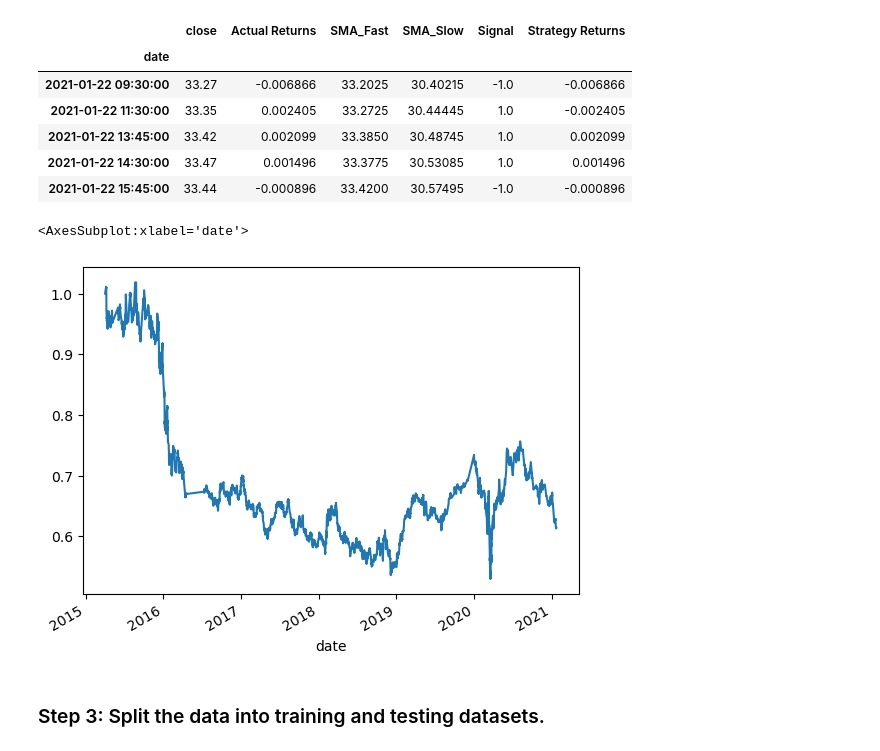
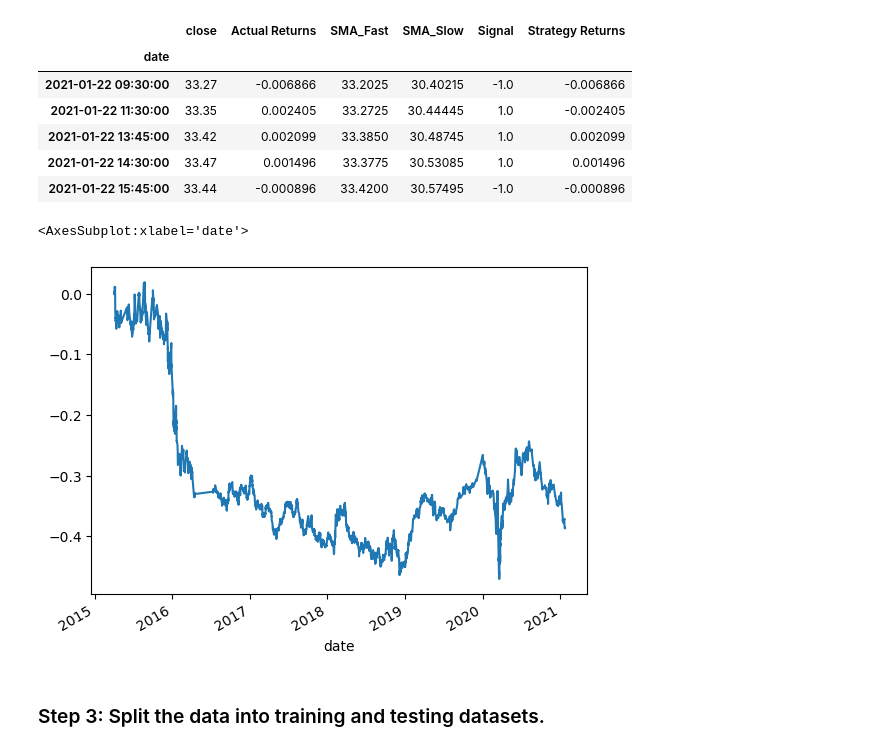
Before and after one commit to Forte42/Machine_Learning_Trading_Bot, a Jupyter notebook: machine_learning_trading_bot.ipynb, the cells around one changed output. Drawn from its saved outputs; the diff is of its cells as text; code cells hidden in the pictures.

Commit message:
Have graph for baseline machine learning model

```diff
--- a/machine_learning_trading_bot.ipynb
+++ b/machine_learning_trading_bot.ipynb
@@ -221,10 +224,10 @@ display(signals_df.tail())
 | 2021-01-22 15:45:00 | 33.44 | -0.000896 | 33.4200 | 30.57495 | -1.0 | -0.000896 |
 # %%
 # Plot Strategy Returns to examine performance
-(1 + signals_df['Strategy Returns']).cumprod().plot()
+((1 + signals_df['Strategy Returns']).cumprod()-1).plot()
 # %% [output]
 <AxesSubplot:xlabel='date'>
-[figure, old version]
+[figure, new version]
 # %% [markdown]
 ### Step 3: Split the data into training and testing datasets.
 # %%
```
Also changed, not shown: parts of 3 cells of this notebook.
